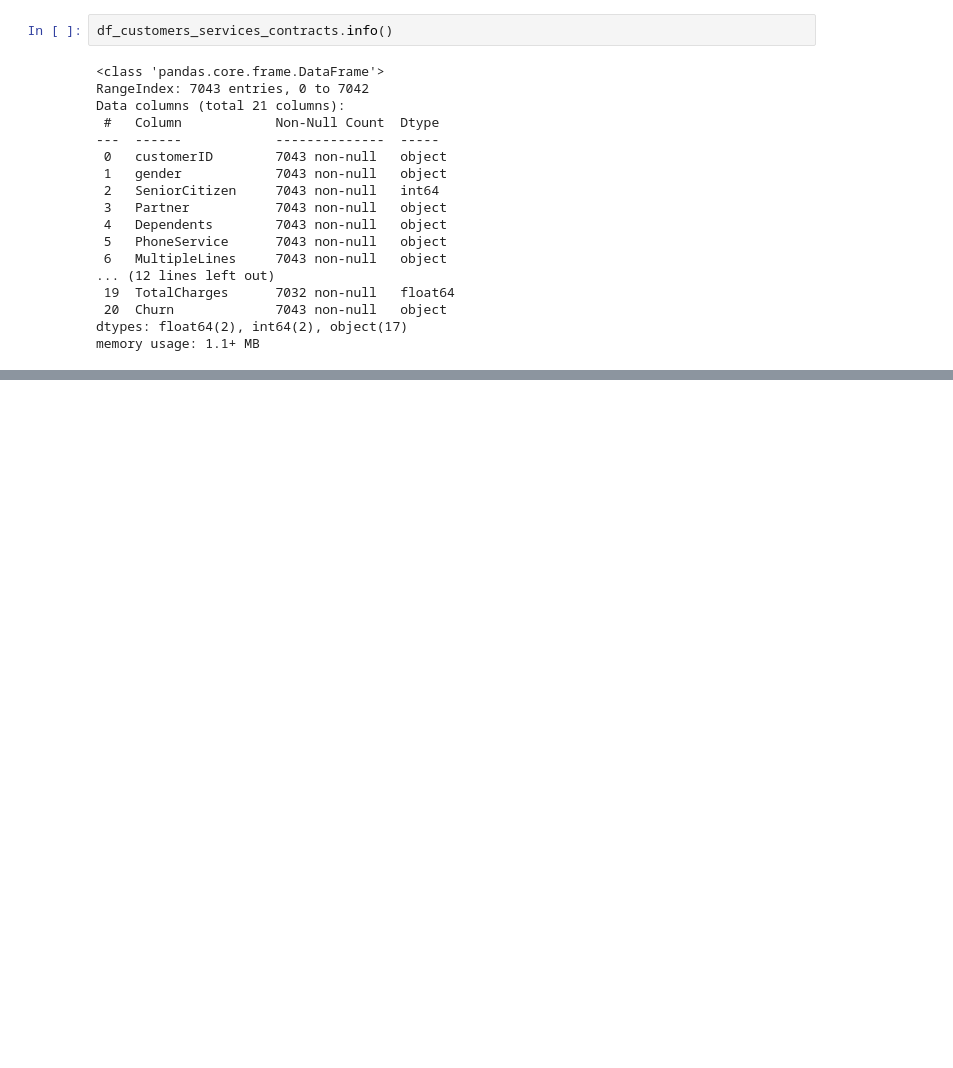
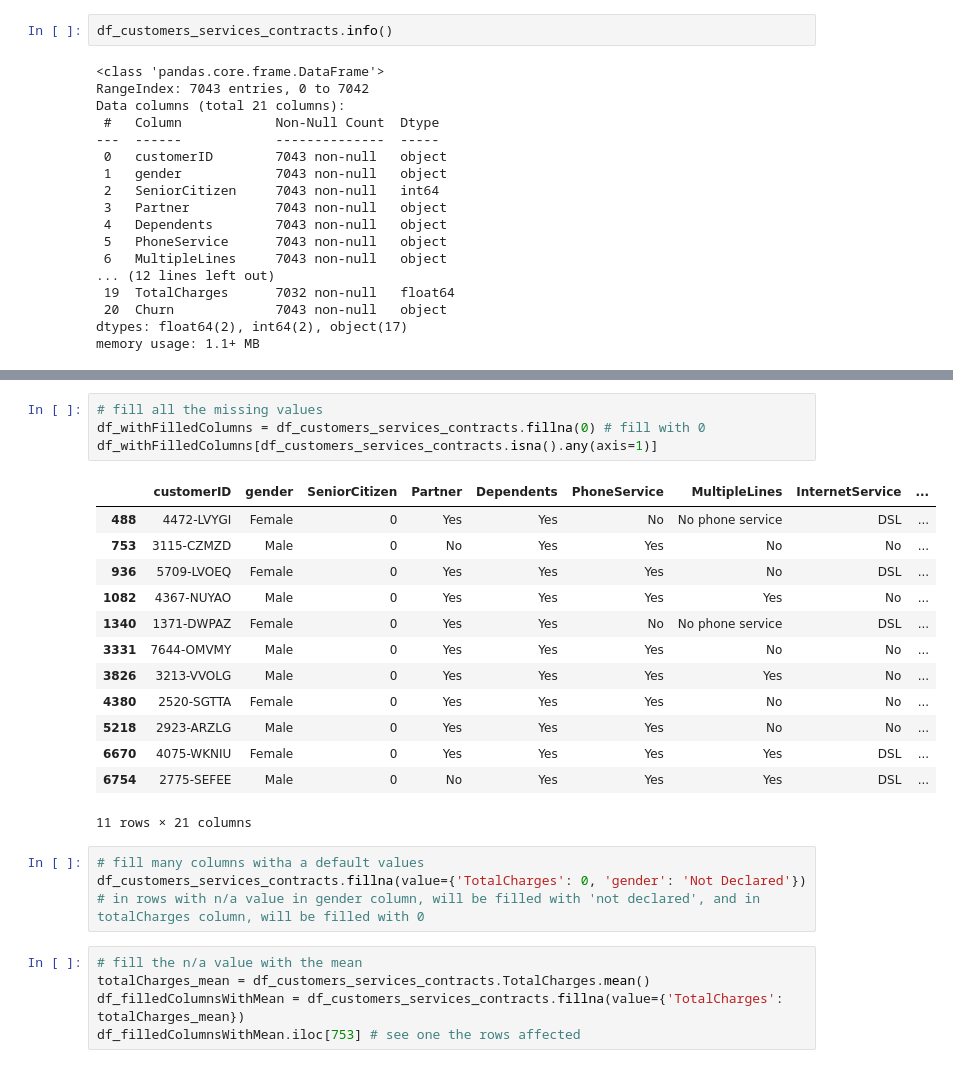
Before and after one commit to viniciuspiotto/EDA, a Jupyter notebook: eda.ipynb, the cells around one changed output, grey strips where cells are left out. Cells and saved outputs as stored; diff of their text form; blank space fills up the shorter version.

```diff
--- a/eda.ipynb
+++ b/eda.ipynb
@@ -120,0 +174,26 @@ memory usage: 1.1+ MB
+# %%
+# fill all the missing values
+df_withFilledColumns = df_customers_services_contracts.fillna(0) # fill with 0
+df_withFilledColumns[df_customers_services_contracts.isna().any(axis=1)]
+# %% [output]
+|  | customerID | gender | SeniorCitizen | Partner | Dependents | PhoneService | MultipleLines | InternetService | ... |
+| 488 | 4472-LVYGI | Female | 0 | Yes | Yes | No | No phone service | DSL | ... |
+| 753 | 3115-CZMZD | Male | 0 | No | Yes | Yes | No | No | ... |
+| 936 | 5709-LVOEQ | Female | 0 | Yes | Yes | Yes | No | DSL | ... |
+| 1082 | 4367-NUYAO | Male | 0 | Yes | Yes | Yes | Yes | No | ... |
+| 1340 | 1371-DWPAZ | Female | 0 | Yes | Yes | No | No phone service | DSL | ... |
+| 3331 | 7644-OMVMY | Male | 0 | Yes | Yes | Yes | No | No | ... |
+| 3826 | 3213-VVOLG | Male | 0 | Yes | Yes | Yes | Yes | No | ... |
+| 4380 | 2520-SGTTA | Female | 0 | Yes | Yes | Yes | No | No | ... |
+| 5218 | 2923-ARZLG | Male | 0 | Yes | Yes | Yes | No | No | ... |
+| 6670 | 4075-WKNIU | Female | 0 | Yes | Yes | Yes | Yes | DSL | ... |
+| 6754 | 2775-SEFEE | Male | 0 | No | Yes | Yes | Yes | DSL | ... |
+11 rows × 21 columns
+# %%
+# fill many columns witha a default values
+df_customers_services_contracts.fillna(value={'TotalCharges': 0, 'gender': 'Not Declared'}) # in rows with n/a value in gender column, will be filled with 'not declared', and in totalCharges column, will be filled with 0
+# %%
+# fill the n/a value with the mean
+totalCharges_mean = df_customers_services_contracts.TotalCharges.mean()
+df_filledColumnsWithMean = df_customers_services_contracts.fillna(value={'TotalCharges': totalCharges_mean})
+df_filledColumnsWithMean.iloc[753] # see one the rows affected
```
Also changed, not shown: parts of 5 cells of this notebook.
